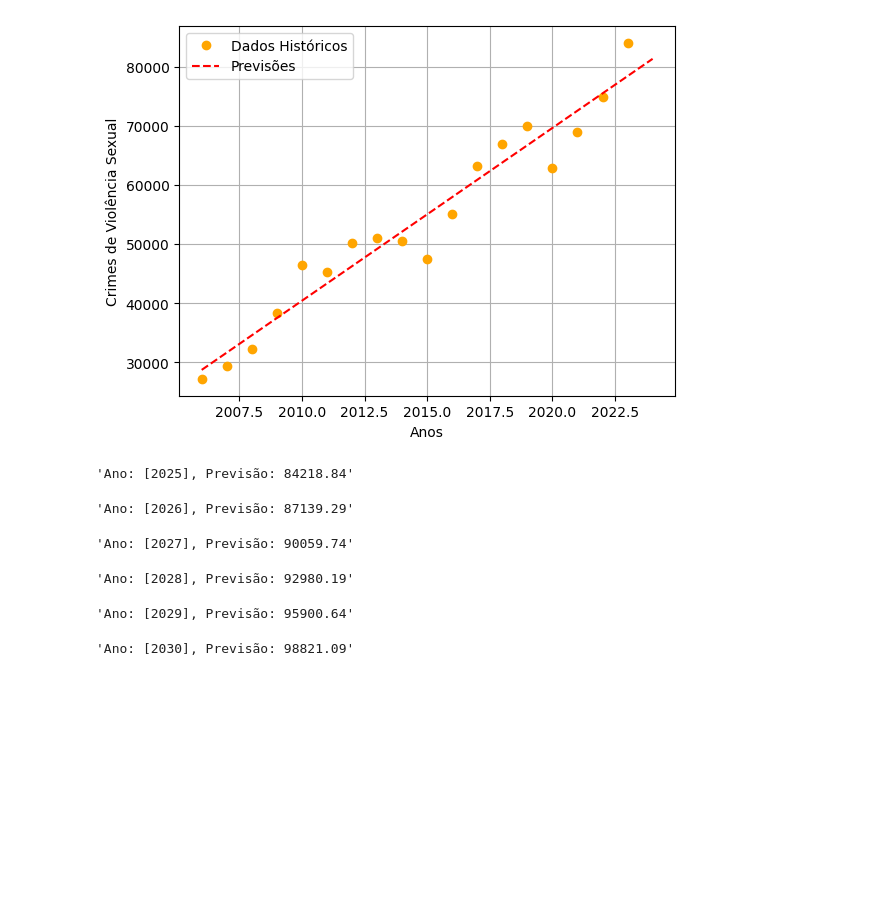
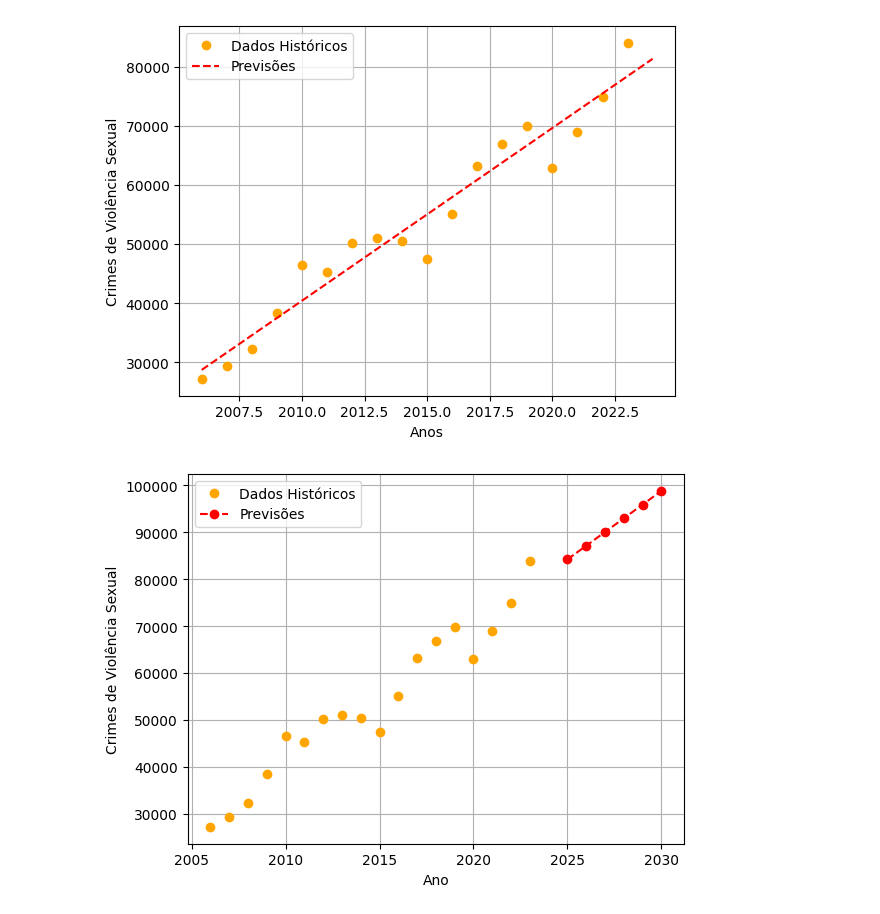
Before and after one commit to murilorrs/Sexual-Crime-Prediction, a Jupyter notebook: model/predict.ipynb, the cells around one changed output. Cells and saved outputs as stored; diff of their text form; code cells hidden in the pictures; blank space fills up the shorter version.

```diff
--- a/model/predict.ipynb
+++ b/model/predict.ipynb
@@ -57,13 +57,15 @@ plt.show()
 # %%
 proximos_anos = np.arange(2025, 2031).reshape(-1, 1)
 previsao_anos_futuros = modelo.predict(proximos_anos)
-
-for ano, previsao in zip(proximos_anos, previsao_anos_futuros):
-    display(f'Ano: {ano}, Previsão: {previsao:.2f}')
-# %% [output]
-'Ano: [2025], Previsão: 84218.84'
-'Ano: [2026], Previsão: 87139.29'
-'Ano: [2027], Previsão: 90059.74'
-'Ano: [2028], Previsão: 92980.19'
-'Ano: [2029], Previsão: 95900.64'
-'Ano: [2030], Previsão: 98821.09'
+# %%
+plt.plot(df_brazil['date'], df_brazil['sexual violence'], 'o', color='orange', label='Dados Históricos')
+plt.plot(proximos_anos, previsao_anos_futuros, marker='o', color='red', linestyle='--', label='Previsões')
+
+
+plt.xlabel('Ano')
+plt.ylabel('Crimes de Violência Sexual')
+plt.legend()
+plt.grid(True)
+plt.show()
+# %% [output]
+[figure, added]
```
Also changed, not shown: parts of 1 cell of this notebook, 3 other files.
